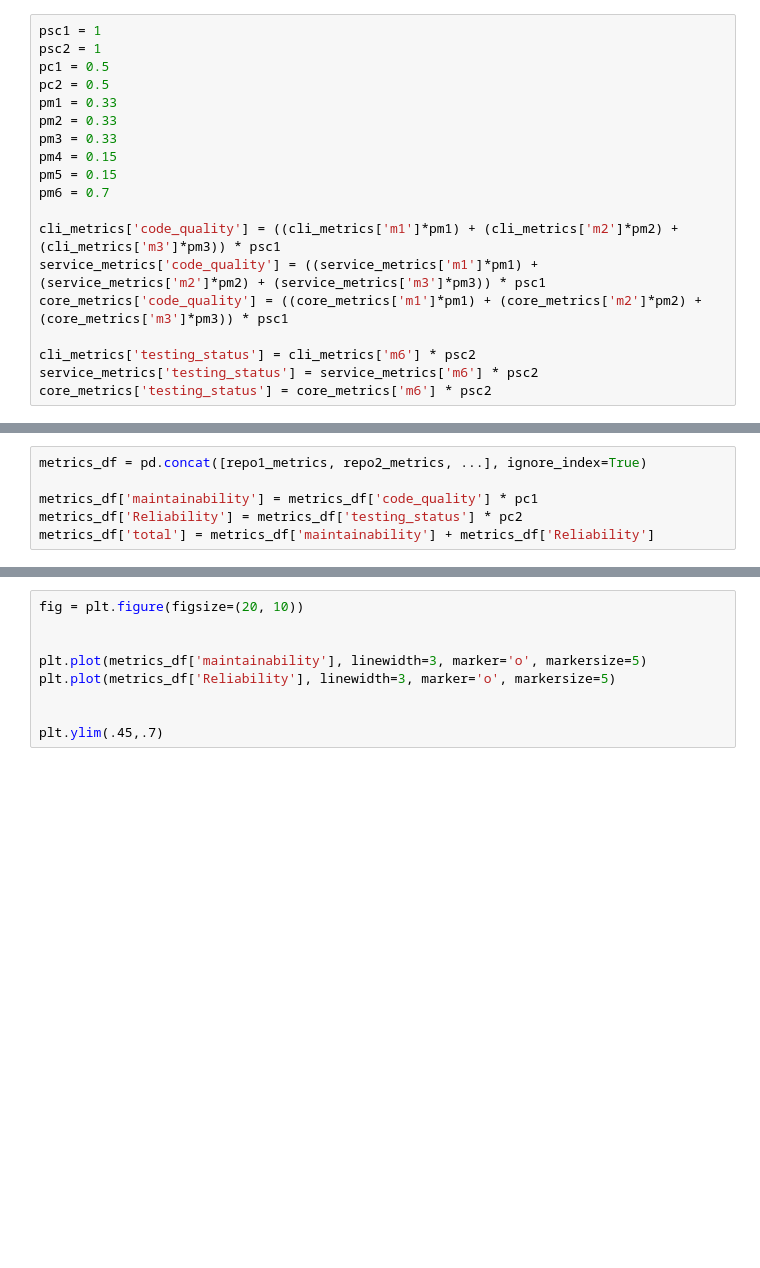
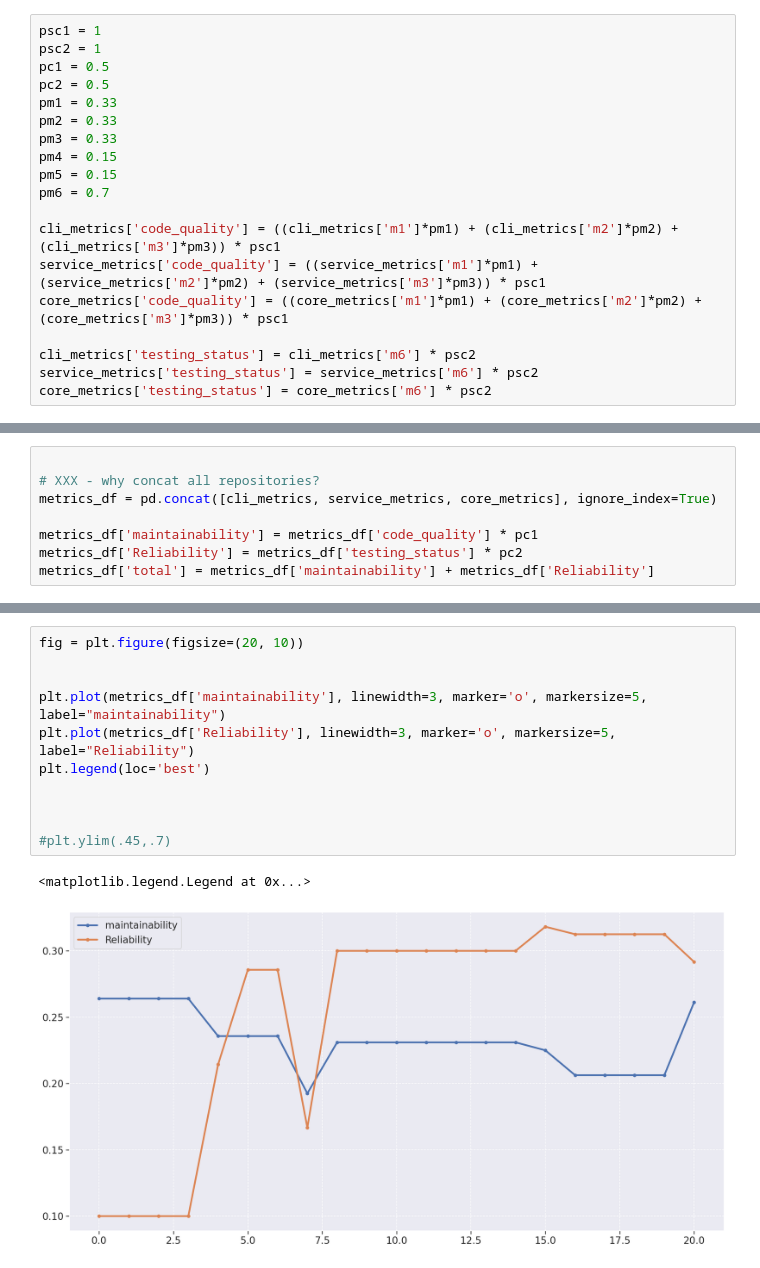
Before and after one commit to fga-eps-mds/2021-2-MeasureSoftGram-Doc, a Jupyter notebook: data/analytics.ipynb, the cells around one changed output, grey strips where cells are left out. Saved outputs shown, nothing was run; the diff lists cells and outputs as text; blank space fills up the shorter version.

```diff
--- a/data/analytics.ipynb
+++ b/data/analytics.ipynb
@@ -413,5 +421,7 @@ plt.plot(repo2['testing_status'], linewidth=3, marker='o', markersize=5)
 # %%
-metrics_df = pd.concat([repo1_metrics, repo2_metrics, ...], ignore_index=True)
+
+# XXX - why concat all repositories?
+metrics_df = pd.concat([cli_metrics, service_metrics, core_metrics], ignore_index=True)
 
 metrics_df['maintainability'] = metrics_df['code_quality'] * pc1
 metrics_df['Reliability'] = metrics_df['testing_status'] * pc2
@@ -421,12 +449,17 @@ metrics_df
 # %%
 fig = plt.figure(figsize=(20, 10))
 
 
-plt.plot(metrics_df['maintainability'], linewidth=3, marker='o', markersize=5)
-plt.plot(metrics_df['Reliability'], linewidth=3, marker='o', markersize=5)
+plt.plot(metrics_df['maintainability'], linewidth=3, marker='o', markersize=5, label="maintainability")
+plt.plot(metrics_df['Reliability'], linewidth=3, marker='o', markersize=5, label="Reliability")
+plt.legend(loc='best')
 
 
-plt.ylim(.45,.7)
+
+#plt.ylim(.45,.7)
+# %% [output]
+<matplotlib.legend.Legend at 0x...>
+[figure, added]
 # %%
 fig = plt.figure(figsize=(20, 10))
 
```
Also changed, not shown: parts of 5 cells of this notebook.
